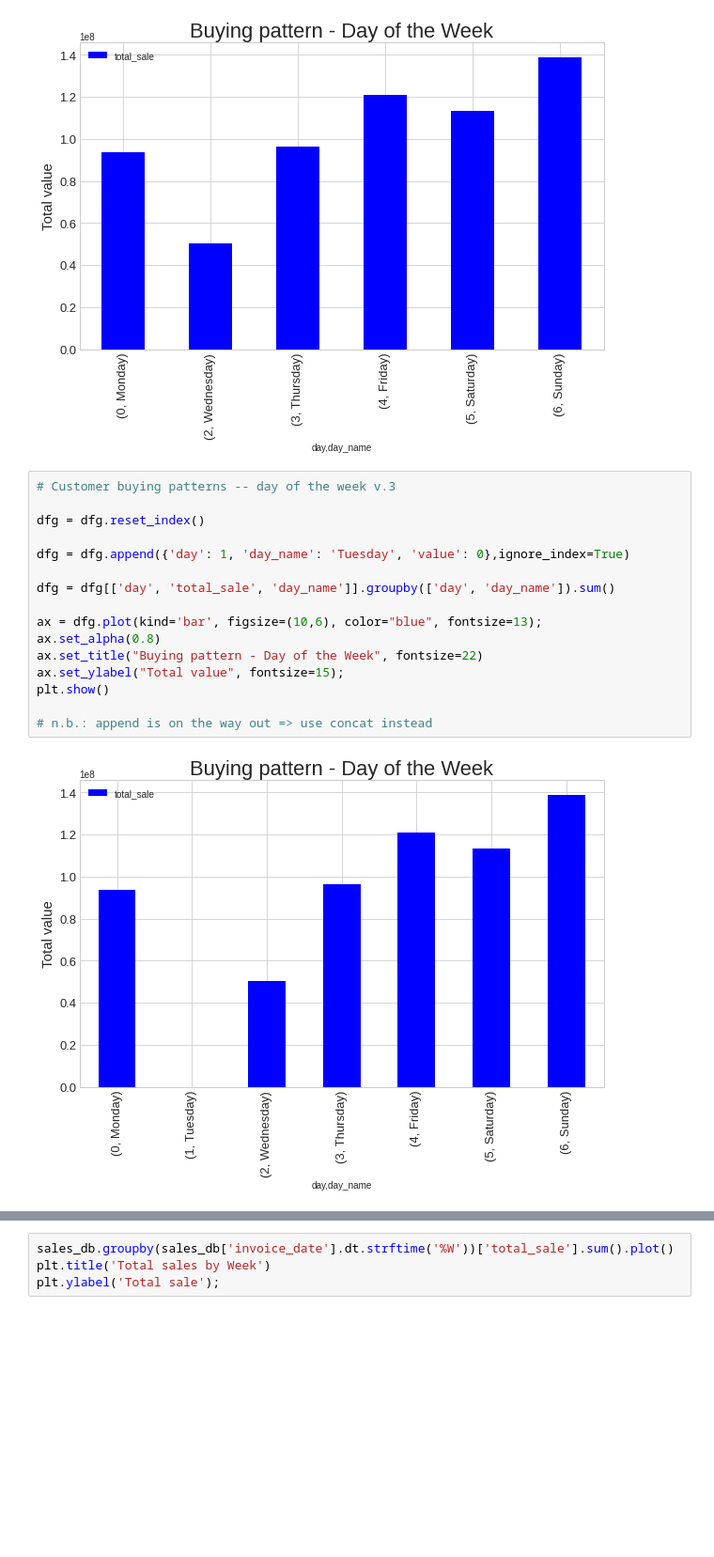
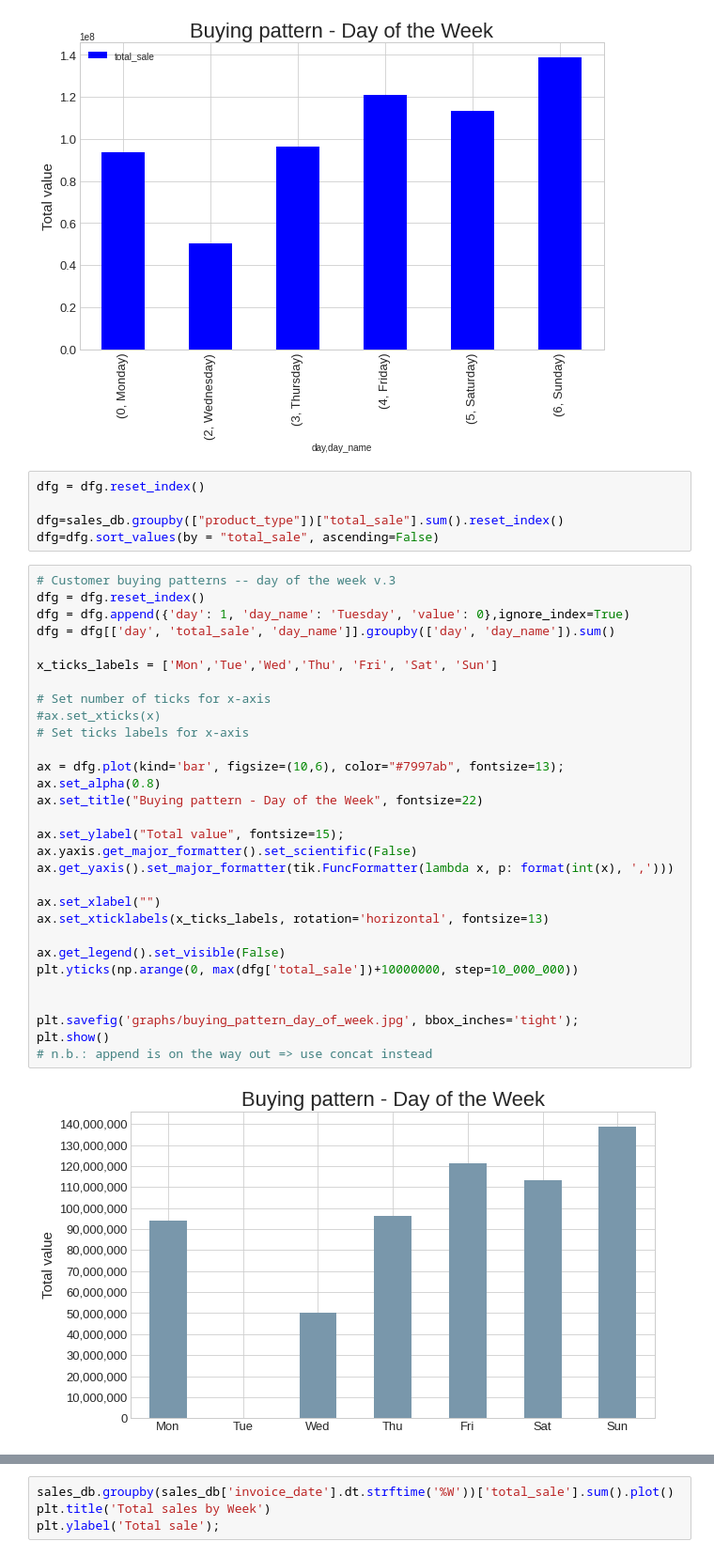
Before and after one commit to jmb-oddbook/ecom_project, a Jupyter notebook: ecom_viz.ipynb, the cells around one changed output, grey strips where cells are left out. Shown at 94% size. Saved outputs shown, nothing was run; the diff lists cells and outputs as text; blank space fills up the shorter version.

```diff
--- a/ecom_viz.ipynb
+++ b/ecom_viz.ipynb
@@ -94,21 +98,40 @@ plt.show()
 #sales_db[['total_sale']].groupby((sales_db['invoice_date'].dt.strftime('%w')), (sales_db['invoice_date'].dt.strftime('%A'))).sum().sort_index.plot()
 # %% [output]
 [figure]
+# %%
+dfg = dfg.reset_index()
+
+dfg=sales_db.groupby(["product_type"])["total_sale"].sum().reset_index()
+dfg=dfg.sort_values(by = "total_sale", ascending=False)
 # %%
 # Customer buying patterns -- day of the week v.3
-
 dfg = dfg.reset_index()
-
 dfg = dfg.append({'day': 1, 'day_name': 'Tuesday', 'value': 0},ignore_index=True)
-
 dfg = dfg[['day', 'total_sale', 'day_name']].groupby(['day', 'day_name']).sum()
 
-ax = dfg.plot(kind='bar', figsize=(10,6), color="blue", fontsize=13);
+x_ticks_labels = ['Mon','Tue','Wed','Thu', 'Fri', 'Sat', 'Sun']
+
+# Set number of ticks for x-axis
+#ax.set_xticks(x)
+# Set ticks labels for x-axis
+
+ax = dfg.plot(kind='bar', figsize=(10,6), color="#7997ab", fontsize=13);
 ax.set_alpha(0.8)
 ax.set_title("Buying pattern - Day of the Week", fontsize=22)
+
 ax.set_ylabel("Total value", fontsize=15);
+ax.yaxis.get_major_formatter().set_scientific(False)
+ax.get_yaxis().set_major_formatter(tik.FuncFormatter(lambda x, p: format(int(x), ',')))
+
+ax.set_xlabel("")
+ax.set_xticklabels(x_ticks_labels, rotation='horizontal', fontsize=13)
+
+ax.get_legend().set_visible(False)
+plt.yticks(np.arange(0, max(dfg['total_sale'])+10000000, step=10_000_000))
+
+
+plt.savefig('graphs/buying_pattern_day_of_week.jpg', bbox_inches='tight');
 plt.show()
-
 # n.b.: append is on the way out => use concat instead
 # %% [output]
-[figure, old version]
+[figure, new version]
```
Also changed, not shown: parts of 11 cells of this notebook, 5 other files.
